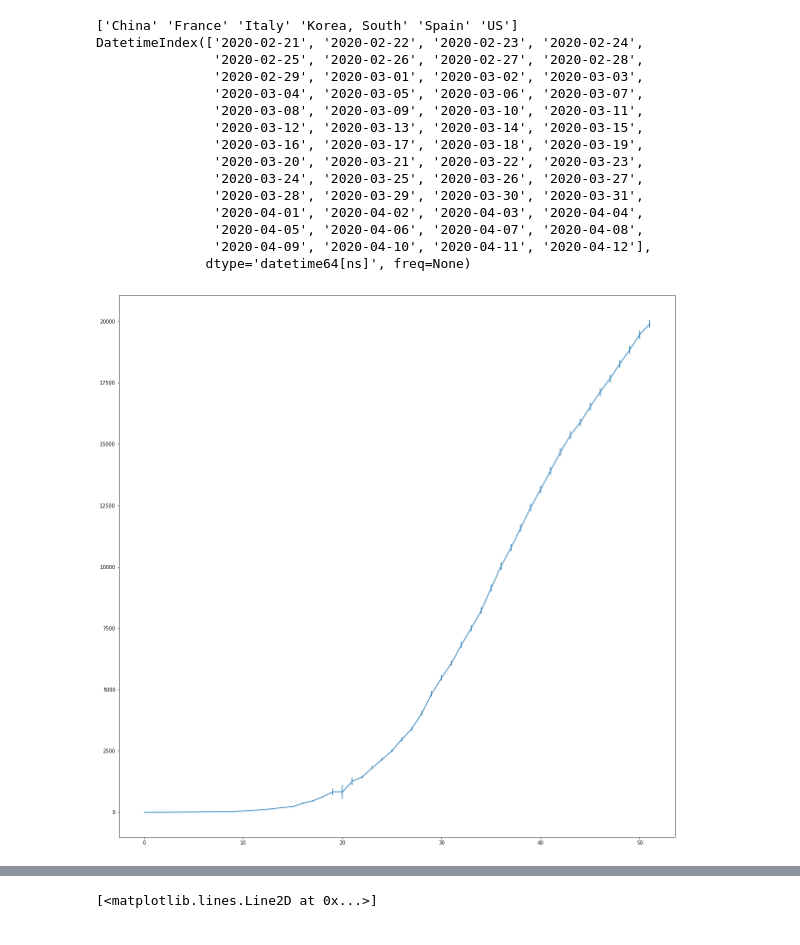
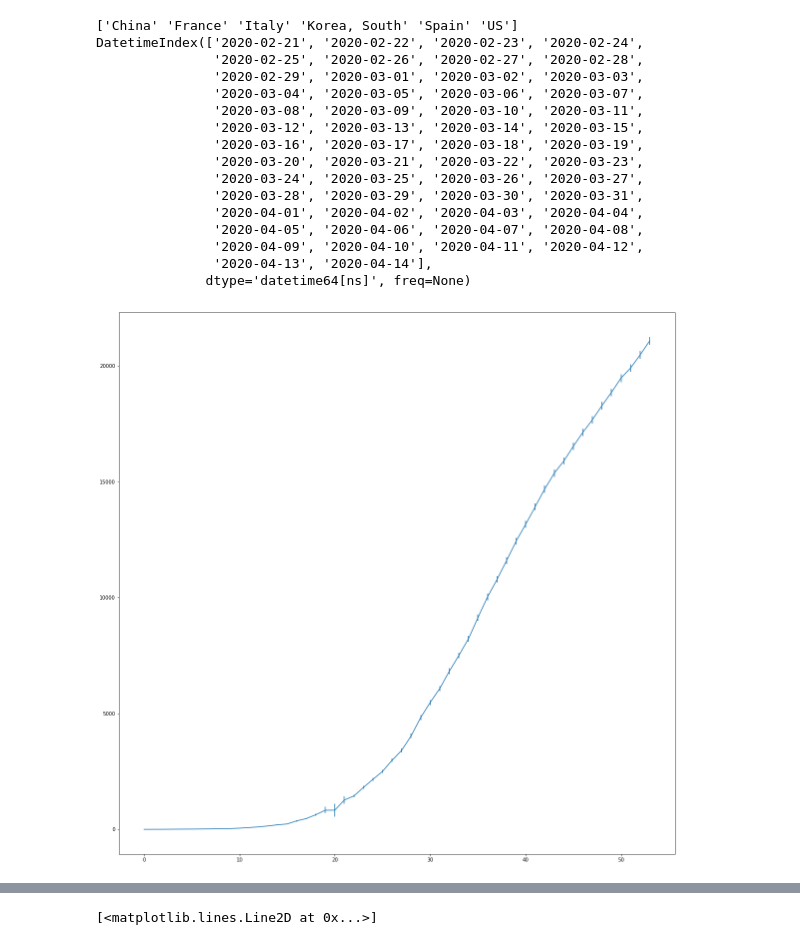
Before and after one commit to AndreasFinke/mcmc, a Jupyter notebook: notebooks/covid3.ipynb, the cells around one changed output, grey strips where cells are left out. Cells and saved outputs as stored; diff of their text form; code cells hidden in the pictures.

```diff
--- a/notebooks/covid3.ipynb
+++ b/notebooks/covid3.ipynb
@@ -79,7 +81,7 @@ if country == 'France':
     icuBeds = 7000
 
 nPredictDays = 60
-maxdelay = 40
+maxdelay = 60
 
 #testdays = np.arange(60)
 
@@ -145,35 +147,36 @@ if country == 'Italy':
     discontvals = np.array([0.44,0.35,0.152,0.139])
 if country == 'Spain':
     discontdays = np.array([8, 10, 25]) #removed 32
     discontvals = np.array([1,0.6,0.2])
 if country == 'France':
     discontdays = np.array([22, 28, 30, 31]) #removed 32
     discontvals = np.array([1,0.8,0.2, 0.1])
 
 discontdata = np.zeros((3, discontdays.size))
 discontdata[0, :] = discontdays
 discontdata[1, :] = discontvals
 discontdata[2, :] = discontvals # > 0 means sample this (else fixed)
 #discontdata[2, 1] = -1         # < 0 means fix
 
 data = mcmc.DiseaseData(deathdata,  discontdata)
 # %% [output]
 ['China' 'France' 'Italy' 'Korea, South' 'Spain' 'US']
 DatetimeIndex(['2020-02-21', '2020-02-22', '2020-02-23', '2020-02-24',
                '2020-02-25', '2020-02-26', '2020-02-27', '2020-02-28',
                '2020-02-29', '2020-03-01', '2020-03-02', '2020-03-03',
                '2020-03-04', '2020-03-05', '2020-03-06', '2020-03-07',
                '2020-03-08', '2020-03-09', '2020-03-10', '2020-03-11',
                '2020-03-12', '2020-03-13', '2020-03-14', '2020-03-15',
                '2020-03-16', '2020-03-17', '2020-03-18', '2020-03-19',
                '2020-03-20', '2020-03-21', '2020-03-22', '2020-03-23',
                '2020-03-24', '2020-03-25', '2020-03-26', '2020-03-27',
                '2020-03-28', '2020-03-29', '2020-03-30', '2020-03-31',
                '2020-04-01', '2020-04-02', '2020-04-03', '2020-04-04',
                '2020-04-05', '2020-04-06', '2020-04-07', '2020-04-08',
-               '2020-04-09', '2020-04-10', '2020-04-11', '2020-04-12'],
+               '2020-04-09', '2020-04-10', '2020-04-11', '2020-04-12',
+               '2020-04-13', '2020-04-14'],
               dtype='datetime64[ns]', freq=None)
-[figure, old version]
+[figure, new version]
 # %%
 def loglike(mode, icuBeds, probSerious, probAsymp, hospitalSlope, probLethalIfSerious):
 
```
Also changed, not shown: parts of 9 cells of this notebook, 1 other file.
